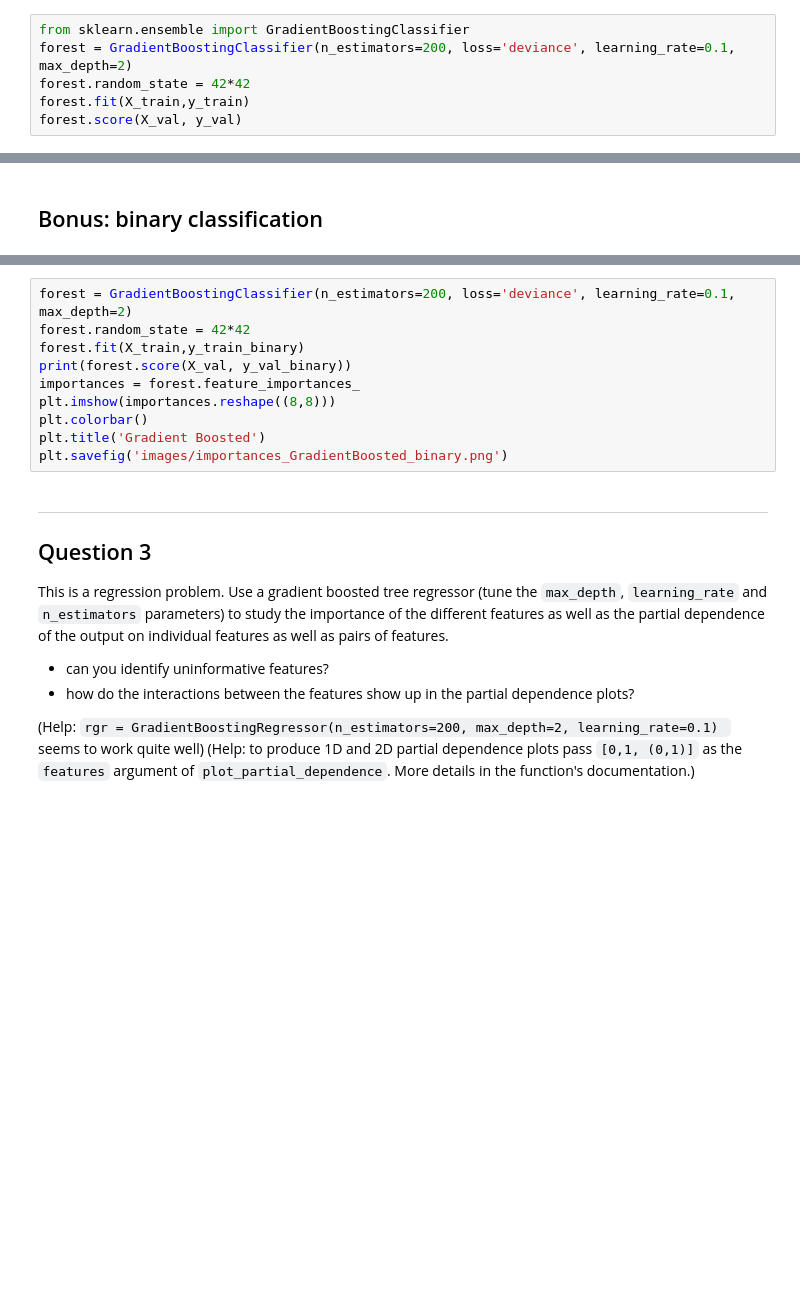
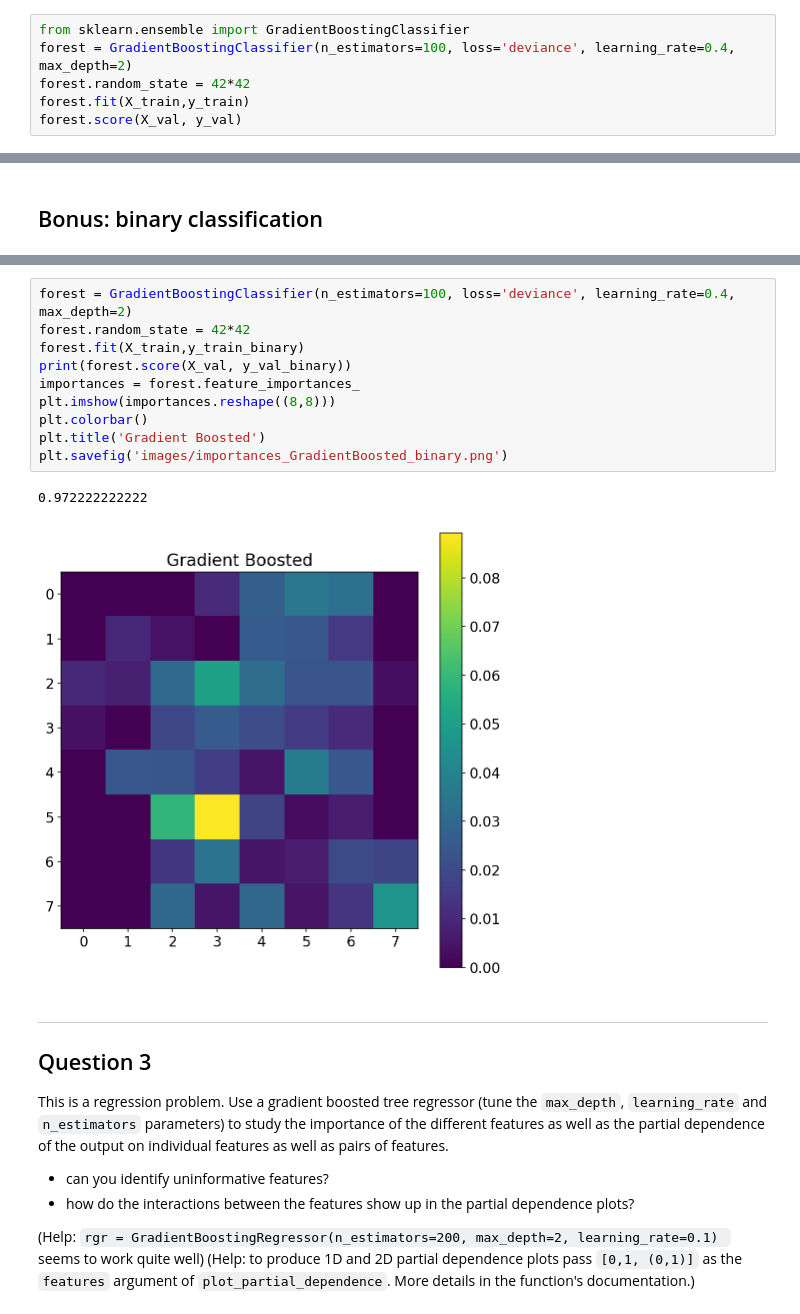
Before and after one commit to sharkovsky/advanced-comp-2017, a Jupyter notebook: 02-trees/exercise-solution.ipynb, the cells around one changed output, grey strips where cells are left out. Cells and saved outputs as stored; diff of their text form; blank space fills up the shorter version.

```diff
--- a/02-trees/exercise-solution.ipynb
+++ b/02-trees/exercise-solution.ipynb
@@ -721,6 +778,6 @@ print (hyperparams[ hyperparams[:,-1] == np.max(hyperparams[:,-1]), : ] )
 # %%
 from sklearn.ensemble import GradientBoostingClassifier
-forest = GradientBoostingClassifier(n_estimators=200, loss='deviance', learning_rate=0.1, max_depth=2)
+forest = GradientBoostingClassifier(n_estimators=100, loss='deviance', learning_rate=0.4, max_depth=2)
 forest.random_state = 42*42
 forest.fit(X_train,y_train)
 forest.score(X_val, y_val)
@@ -789,13 +886,16 @@ plt.savefig('images/importances_ExtraTrees_binary.png')
 # %%
-forest = GradientBoostingClassifier(n_estimators=200, loss='deviance', learning_rate=0.1, max_depth=2)
+forest = GradientBoostingClassifier(n_estimators=100, loss='deviance', learning_rate=0.4, max_depth=2)
 forest.random_state = 42*42
 forest.fit(X_train,y_train_binary)
 print(forest.score(X_val, y_val_binary))
 importances = forest.feature_importances_
 plt.imshow(importances.reshape((8,8)))
 plt.colorbar()
 plt.title('Gradient Boosted')
 plt.savefig('images/importances_GradientBoosted_binary.png')
+# %% [output]
+0.972222222222
+[figure, added]
 # %% [markdown]
 ---
 
```
Also changed, not shown: parts of 51 cells of this notebook, 8 other files.
